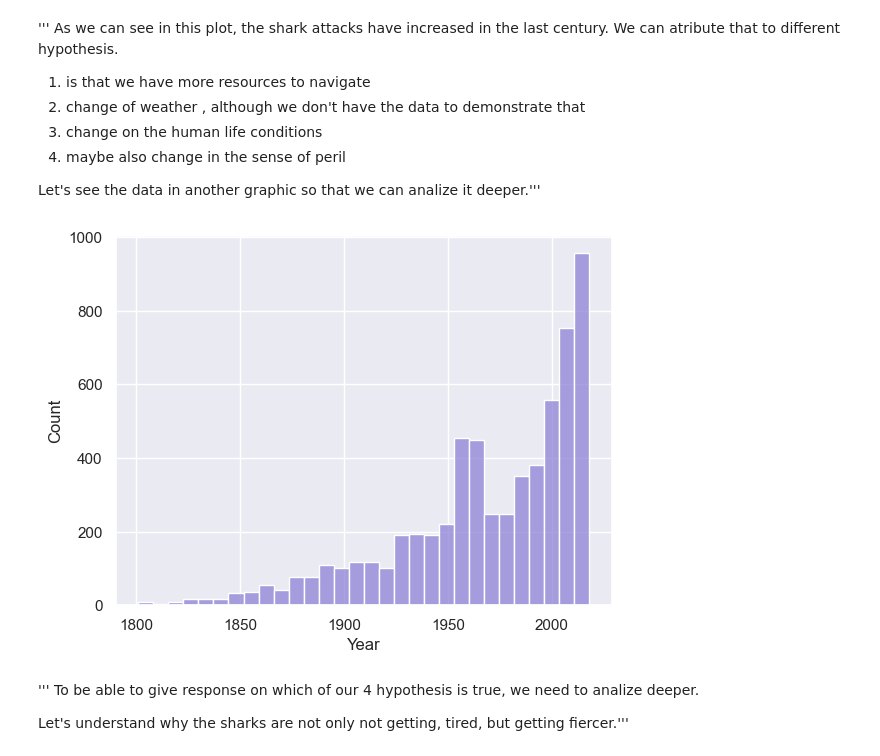
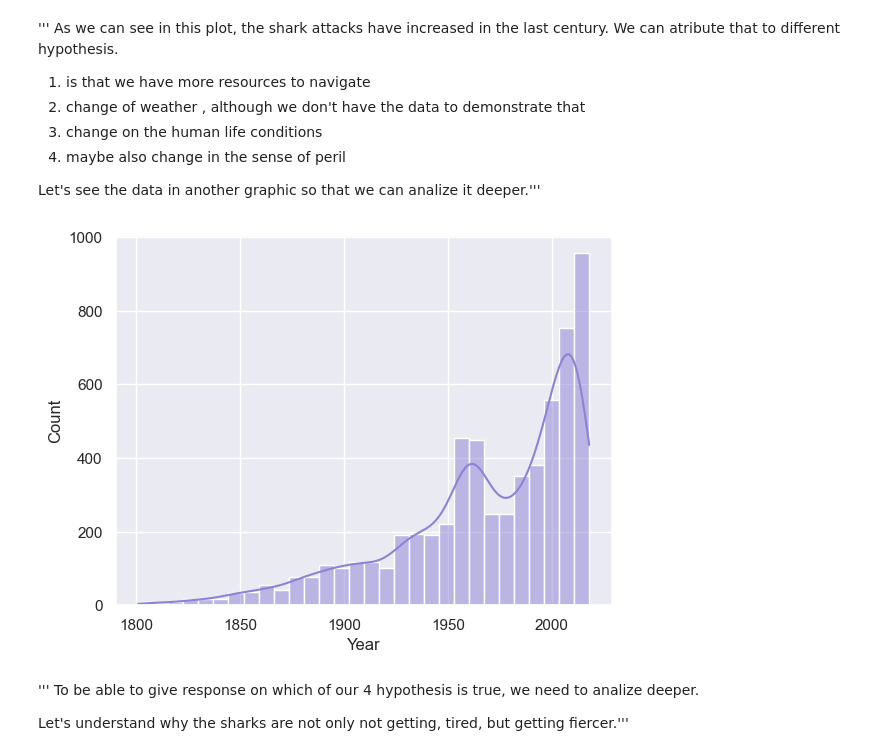
Before and after one commit to emmacunill/project_em, a Jupyter notebook: src/visualization.ipynb, the cells around one changed output. Cells and saved outputs as stored; diff of their text form; code cells hidden in the pictures.

Commit message:
Done with visualization

```diff
--- a/src/visualization.ipynb
+++ b/src/visualization.ipynb
@@ -59,10 +59,10 @@ plt.savefig(r"../images/scatter_attacks_years.jpg", dpi=300)
 Let's see the data in another graphic so that we can analize it deeper.'''
 # %%
 year_= (year_filtered[year_filtered["Year"] > 1800])
-sb.histplot(x=year_.Year, bins = 30, color = "#8E82D6");
+sb.histplot(x=year_.Year, bins = 30, color = "#8E82D6", kde=True);
 plt.savefig(r"../images/hist_attacks_years", dpi=300)
 # %% [output]
-[figure, old version]
+[figure, new version]
 # %% [markdown]
 ''' To be able to give response on which of our 4 hypothesis is true, we need to analize deeper.
 
```
Also changed, not shown: parts of 20 cells of this notebook, 10 other files.
